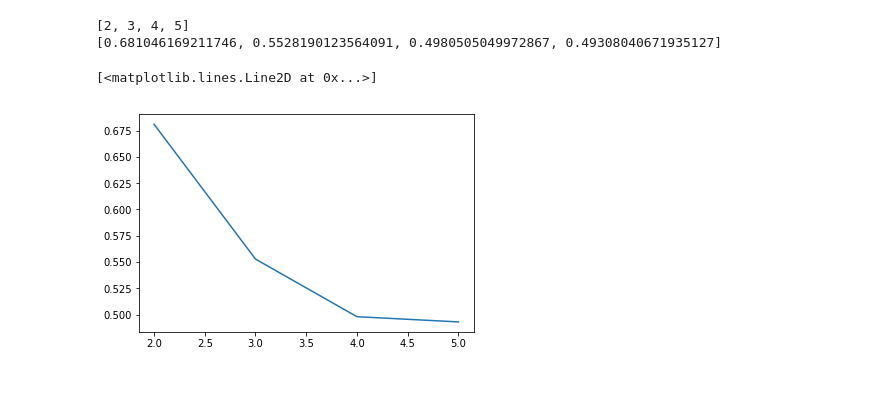
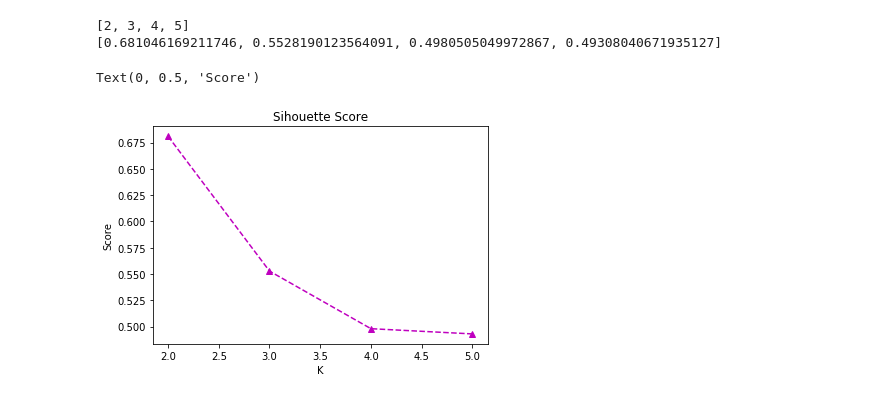
Before and after one commit to uuboyscy/cb104, a Jupyter notebook: Kmeans.ipynb, the cells around one changed output. Drawn from its saved outputs; the diff is of its cells as text; code cells hidden in the pictures.

```diff
--- a/Kmeans.ipynb
+++ b/Kmeans.ipynb
@@ -79,9 +79,13 @@ print(ys)
 [0.681046169211746, 0.5528190123564091, 0.4980505049972867, 0.49308040671935127]
 # %%
 import matplotlib.pyplot as plt
+#https://matplotlib.org/api/_as_gen/matplotlib.pyplot.plot.html
 %matplotlib inline
-plt.plot(xs, ys)
+plt.plot(xs, ys, 'm^--')
+plt.title('Sihouette Score')
+plt.xlabel('K')
+plt.ylabel('Score')
 #plt.show()
 # %% [output]
-[<matplotlib.lines.Line2D at 0x...>]
+Text(0, 0.5, 'Score')
-[figure, old version]
+[figure, new version]
```
